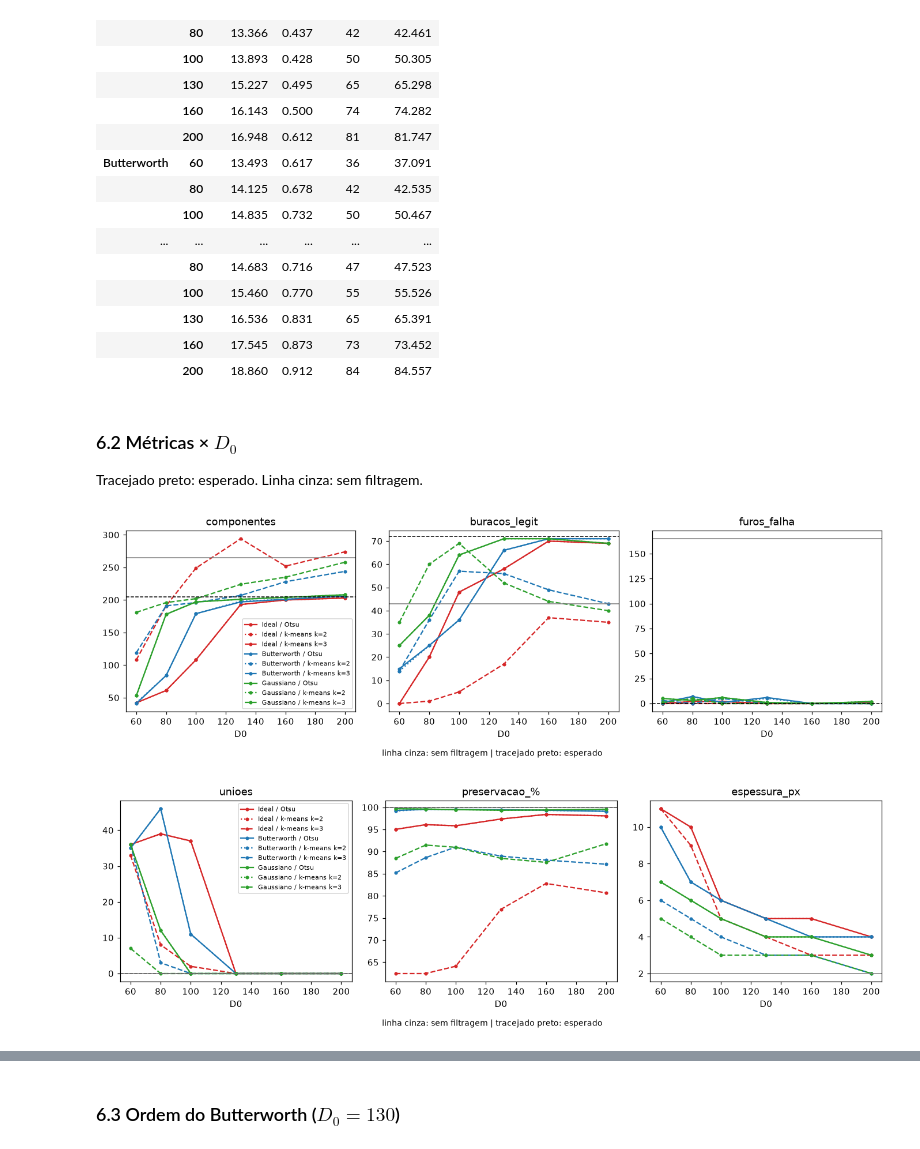
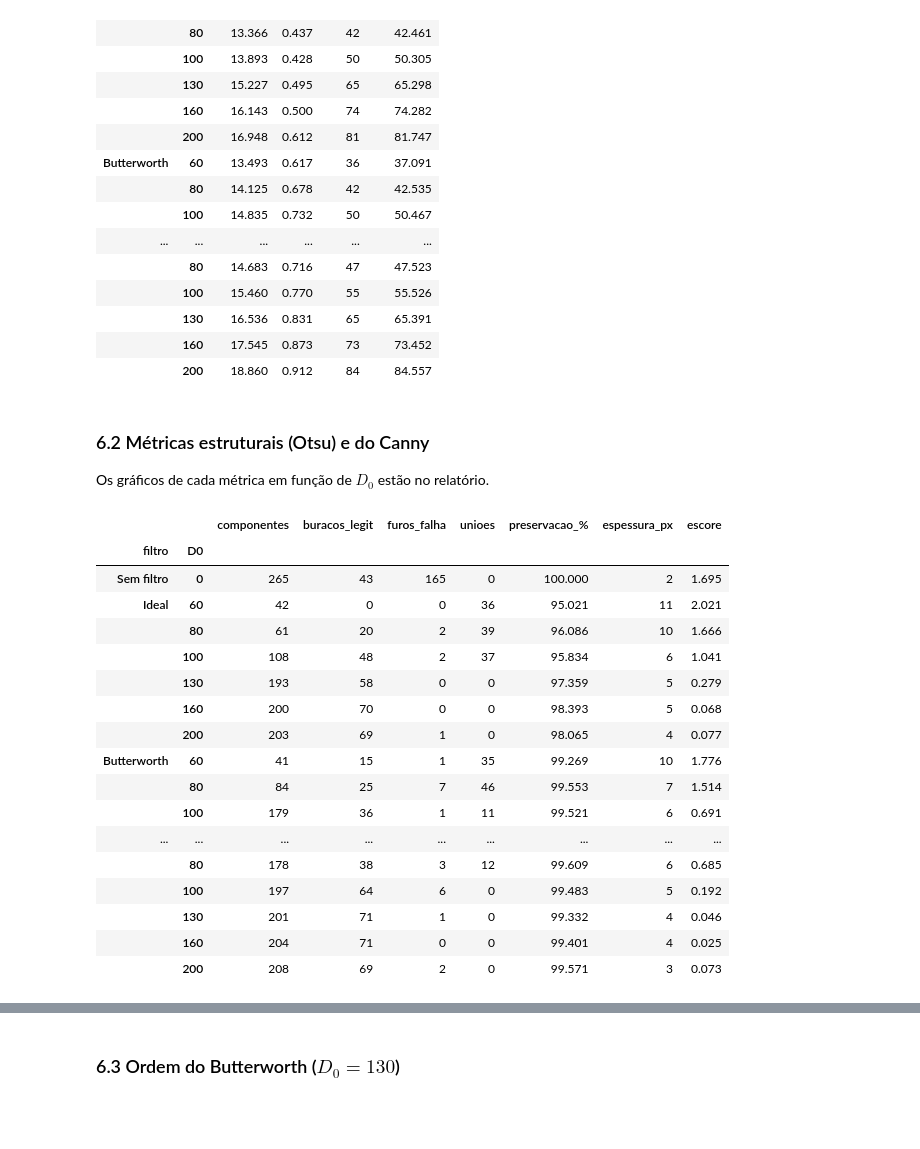
Before and after one commit to mello745/trabalho-m2-pdi, a Jupyter notebook: notebooks/trabalho_m2.ipynb, the cells around one changed output, grey strips where cells are left out. Cells and saved outputs as stored; diff of their text form; code cells hidden in the pictures; blank space fills up the shorter version.

```diff
--- a/notebooks/trabalho_m2.ipynb
+++ b/notebooks/trabalho_m2.ipynb
@@ -366,18 +366,40 @@ display(df_filtro.set_index(['filtro', 'D0']).drop(columns='n'))
 |  | 130 | 16.536 | 0.831 | 65 | 65.391 |
 |  | 160 | 17.545 | 0.873 | 73 | 73.452 |
 |  | 200 | 18.860 | 0.912 | 84 | 84.557 |
-# %% [markdown]
-### 6.2 Métricas × $D_0$
-
-Tracejado preto: esperado. Linha cinza: sem filtragem.
-# %%
-fig = grafico_metricas(df_mask, ['componentes', 'buracos_legit', 'furos_falha'],
-                       {'componentes': C_ESP, 'buracos_legit': H_ESP, 'furos_falha': 0})
-salvar(fig, '06_metricas_a'); plt.show()
-fig = grafico_metricas(df_mask, ['unioes', 'preservacao_%', 'espessura_px'],
-                       {'unioes': 0, 'preservacao_%': 100})
-salvar(fig, '06_metricas_b'); plt.show()
-# %% [output]
-[figure, removed]
-[figure, removed]
+# %% [markdown]
+### 6.2 Métricas estruturais (Otsu) e do Canny
+
+Os gráficos de cada métrica em função de $D_0$ estão no relatório.
+# %%
+colunas = ['componentes', 'buracos_legit', 'furos_falha', 'unioes', 'preservacao_%', 'espessura_px', 'escore']
+display(df_mask[df_mask.metodo == 'Otsu'].set_index(['filtro', 'D0'])[colunas])
+
+# gráficos das métricas × D0: só salvos em resultados/, usados no relatório
+for nome, df, mets, esp in [
+        ('06_metricas_a', df_mask, ['componentes', 'buracos_legit', 'furos_falha'],
+         {'componentes': C_ESP, 'buracos_legit': H_ESP, 'furos_falha': 0}),
+        ('06_metricas_b', df_mask, ['unioes', 'preservacao_%', 'espessura_px'], {'unioes': 0, 'preservacao_%': 100}),
+        ('07_metricas_canny', df_canny, ['segmentos', 'pontas_soltas', 'pixels_borda'],
+         {'segmentos': CONTORNOS_ESP, 'pontas_soltas': 0})]:
+    fig = grafico_metricas(df, mets, esp)
+    salvar(fig, nome); plt.close(fig)
+# %% [output]
+|  |  | componentes | buracos_legit | furos_falha | unioes | preservacao_% | espessura_px | escore |
+| filtro | D0 |  |  |  |  |  |  |  |
+| Sem filtro | 0 | 265 | 43 | 165 | 0 | 100.000 | 2 | 1.695 |
+| Ideal | 60 | 42 | 0 | 0 | 36 | 95.021 | 11 | 2.021 |
+|  | 80 | 61 | 20 | 2 | 39 | 96.086 | 10 | 1.666 |
+|  | 100 | 108 | 48 | 2 | 37 | 95.834 | 6 | 1.041 |
+|  | 130 | 193 | 58 | 0 | 0 | 97.359 | 5 | 0.279 |
+|  | 160 | 200 | 70 | 0 | 0 | 98.393 | 5 | 0.068 |
+|  | 200 | 203 | 69 | 1 | 0 | 98.065 | 4 | 0.077 |
+| Butterworth | 60 | 41 | 15 | 1 | 35 | 99.269 | 10 | 1.776 |
+|  | 80 | 84 | 25 | 7 | 46 | 99.553 | 7 | 1.514 |
+|  | 100 | 179 | 36 | 1 | 11 | 99.521 | 6 | 0.691 |
+| ... | ... | ... | ... | ... | ... | ... | ... | ... |
+|  | 80 | 178 | 38 | 3 | 12 | 99.609 | 6 | 0.685 |
+|  | 100 | 197 | 64 | 6 | 0 | 99.483 | 5 | 0.192 |
+|  | 130 | 201 | 71 | 1 | 0 | 99.332 | 4 | 0.046 |
+|  | 160 | 204 | 71 | 0 | 0 | 99.401 | 4 | 0.025 |
+|  | 200 | 208 | 69 | 2 | 0 | 99.571 | 3 | 0.073 |
 # %%
```
Also changed, not shown: parts of 4 cells of this notebook.
